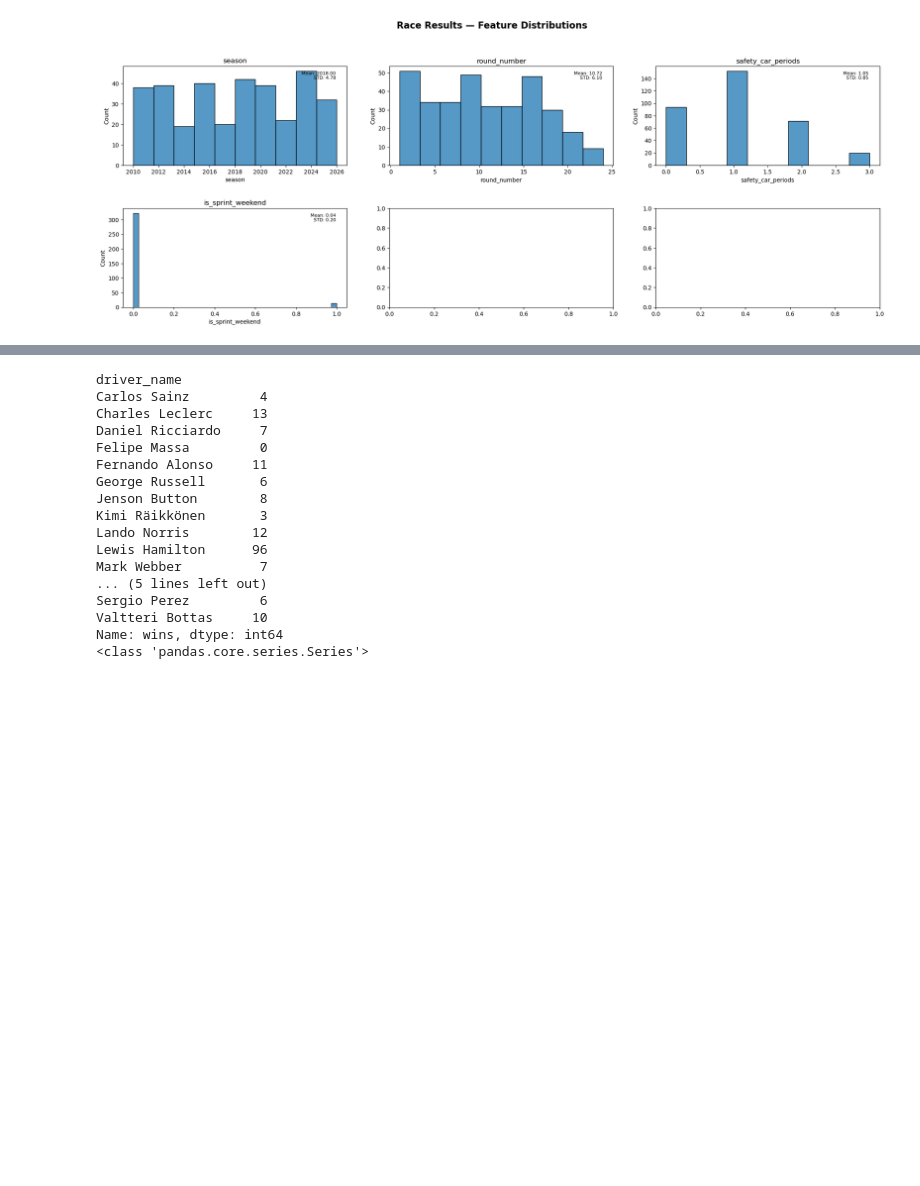
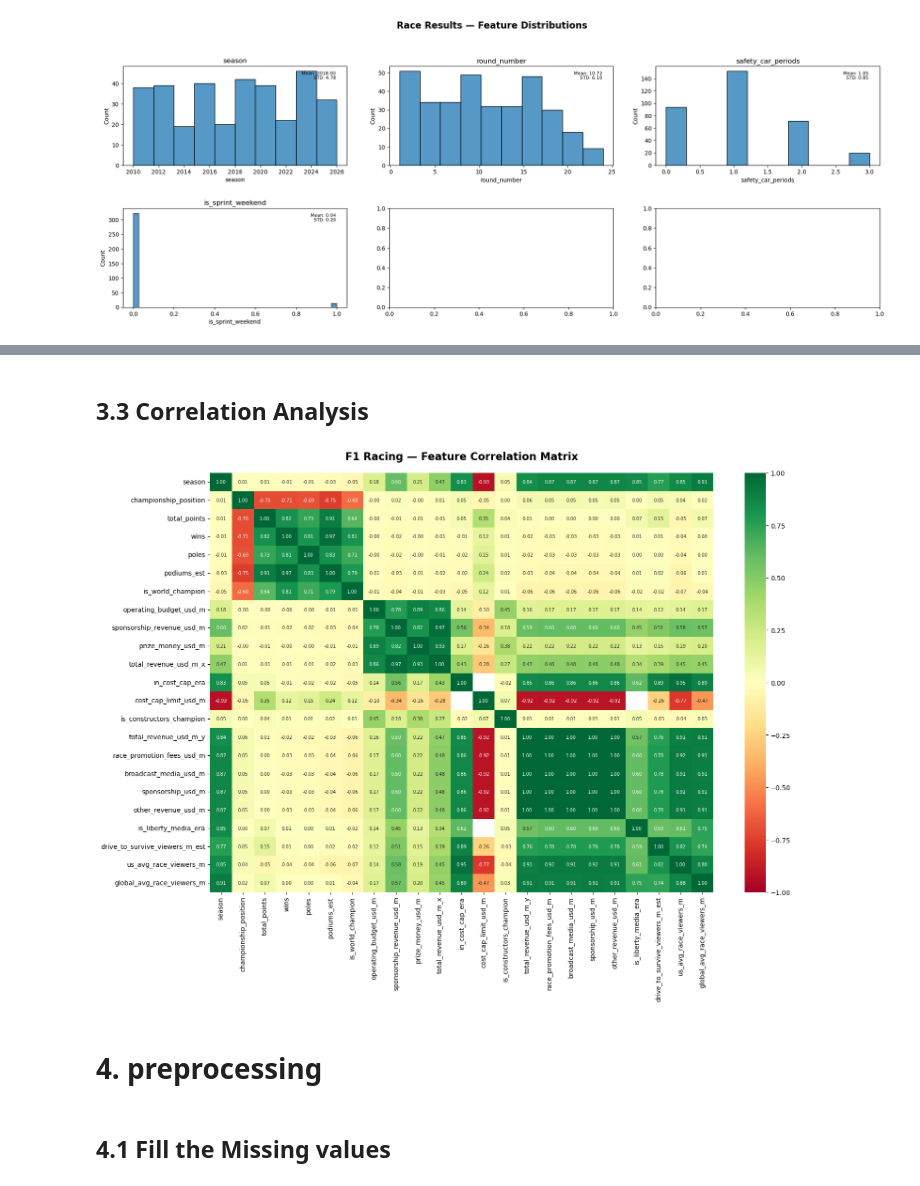
Before and after one commit to abdallahh07/formula1-championship-predictor-, a Jupyter notebook: research.ipynb, the cells around one changed output, grey strips where cells are left out. Saved outputs shown, nothing was run; the diff lists cells and outputs as text; code cells hidden in the pictures; blank space fills up the shorter version.

```diff
--- a/research.ipynb
+++ b/research.ipynb
@@ -232,21 +360,33 @@ Passing `palette` without assigning `hue` is deprecated and will be removed in v
-# %%
-print(winning_driver)
-print(type(winning_driver))
-# %% [output]
-driver_name
-Carlos Sainz         4
-Charles Leclerc     13
-Daniel Ricciardo     7
-Felipe Massa         0
-Fernando Alonso     11
-George Russell       6
-Jenson Button        8
-Kimi Räikkönen       3
-Lando Norris        12
-Lewis Hamilton      96
-Mark Webber          7
-... (5 lines left out)
-Sergio Perez         6
-Valtteri Bottas     10
-Name: wins, dtype: int64
-<class 'pandas.core.series.Series'>
+# %% [markdown]
+## 3.3 Correlation Analysis
+# %%
+merged = standing.merge(construction, on="season", how="left")
+merged = merged.merge(business, on="season", how="left")
+
+numeric_merged = merged.select_dtypes(include="number")
+
+fig, ax = plt.subplots(figsize=(16, 12))
+
+corr = numeric_merged.corr()
+
+sns.heatmap(corr,
+            annot=True,
+            fmt=".2f",
+            annot_kws={"size": 7},
+            cmap="RdYlGn",
+            center=0,
+            vmin=-1, vmax=1,
+            ax=ax)
+
+ax.set_title("F1 Racing — Feature Correlation Matrix",
+             fontsize=16, fontweight="bold", pad=20)
+
+plt.tight_layout()
+plt.savefig("charts/correlation_matrix.png", bbox_inches="tight", dpi=150)
+plt.show()
+# %% [output]
+[figure, added]
+# %% [markdown]
+# 4. preprocessing
+# %% [markdown]
+## 4.1 Fill the Missing values
```
Also changed, not shown: parts of 27 cells of this notebook, 3 other files.
